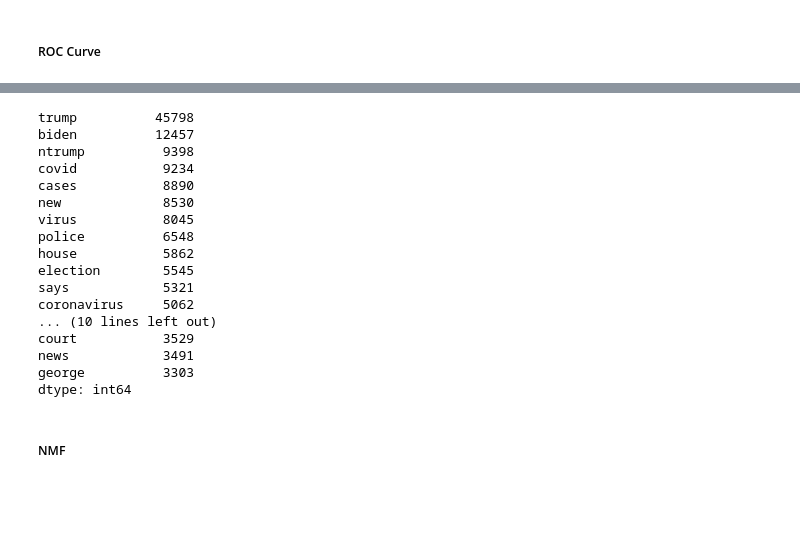
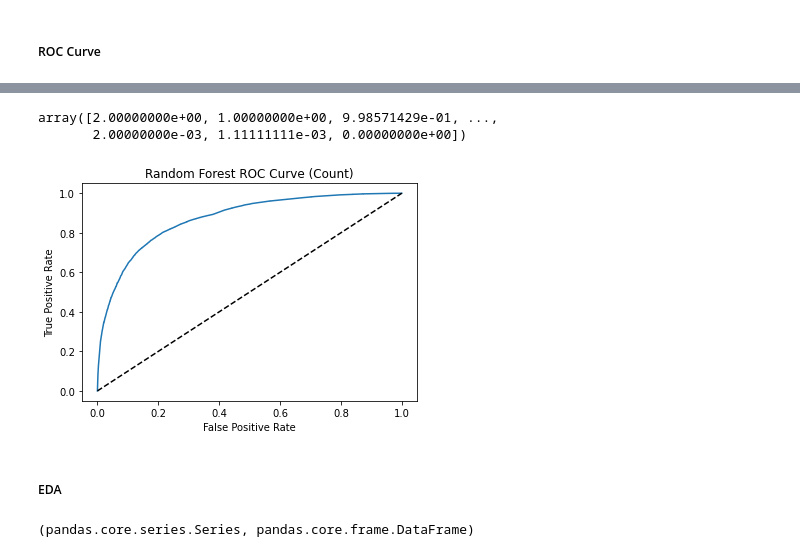
Before and after one commit to leckieje/chyrons_nlp, a Jupyter notebook: chyrons_book.ipynb, the cells around one changed output, grey strips where cells are left out. Drawn from its saved outputs; the diff is of its cells as text; code cells hidden in the pictures; blank space fills up the shorter version.

```diff
--- a/chyrons_book.ipynb
+++ b/chyrons_book.ipynb
@@ -786,12 +815,12 @@ test_forest_depth(X_train, y_train, depth)
 # %% [markdown]
 ##### ROC Curve
 # %%
-def plot_roc_forest(X, y, vec_type='(Count)'):
+def plot_roc_forest(X, y, vec_type='(Count)', max_depth=10):
     y_net = [1 if net == 'MSNBCW' else 0 for net in y]
     X_train, X_test, y_train, y_test = train_test_split(X, y_net, train_size=0.33, shuffle=True, stratify=y)
     fig, ax = plt.subplots()
 
-    model = RandomForestClassifier()
+    model = RandomForestClassifier(max_depth=max_depth, max_features='log2', n_jobs=-1)
     model.fit(X_train, y_train)
     y_hat = model.predict_proba(X_test)
     fpr, tpr, thresh = roc_curve(y_test, y_hat[:,1])
@@ -852,22 +834,0 @@ dtype: int64
-# %%
-top_nbc_words[:25]
-# %% [output]
-trump          45798
-biden          12457
-ntrump          9398
-covid           9234
-cases           8890
-new             8530
-virus           8045
-police          6548
-house           5862
-election        5545
-says            5321
-coronavirus     5062
-... (10 lines left out)
-court           3529
-news            3491
-george          3303
-dtype: int64
-# %% [markdown]
-##### NMF
@@ -879,0 +835,8 @@ def fit_nmf(X, n_components=2):
+# %%
+plot_roc_forest(X_train, y_train, vec_type='(Count)')
+# %% [output]
+array([2.00000000e+00, 1.00000000e+00, 9.98571429e-01, ...,
+       2.00000000e-03, 1.11111111e-03, 0.00000000e+00])
+[figure, added]
+# %% [markdown]
+##### EDA
@@ -879,0 +849,4 @@ def fit_nmf(X, n_components=2):
+# %%
+type(chy_nets['channel']), type(word_counts)
+# %% [output]
+(pandas.core.series.Series, pandas.core.frame.DataFrame)
```
Also changed, not shown: parts of 42 cells of this notebook.
